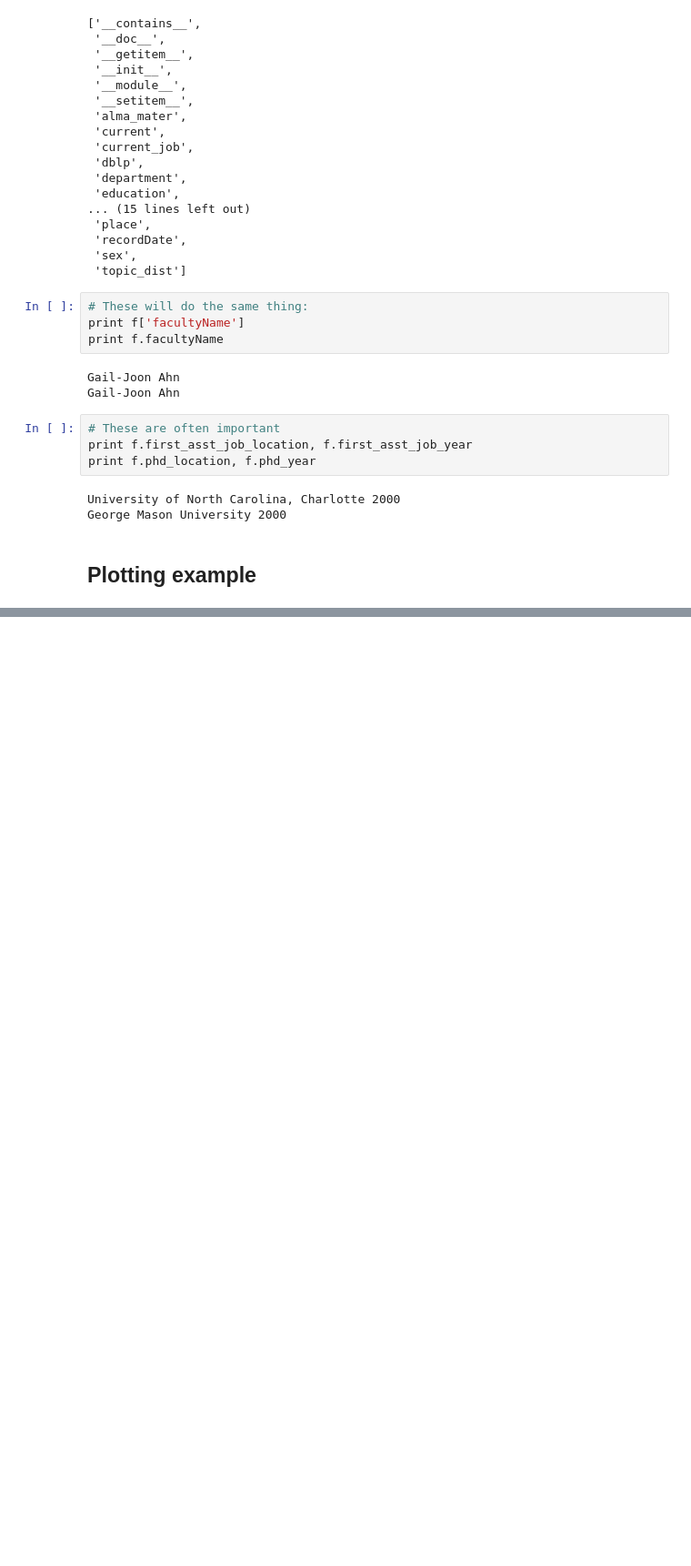
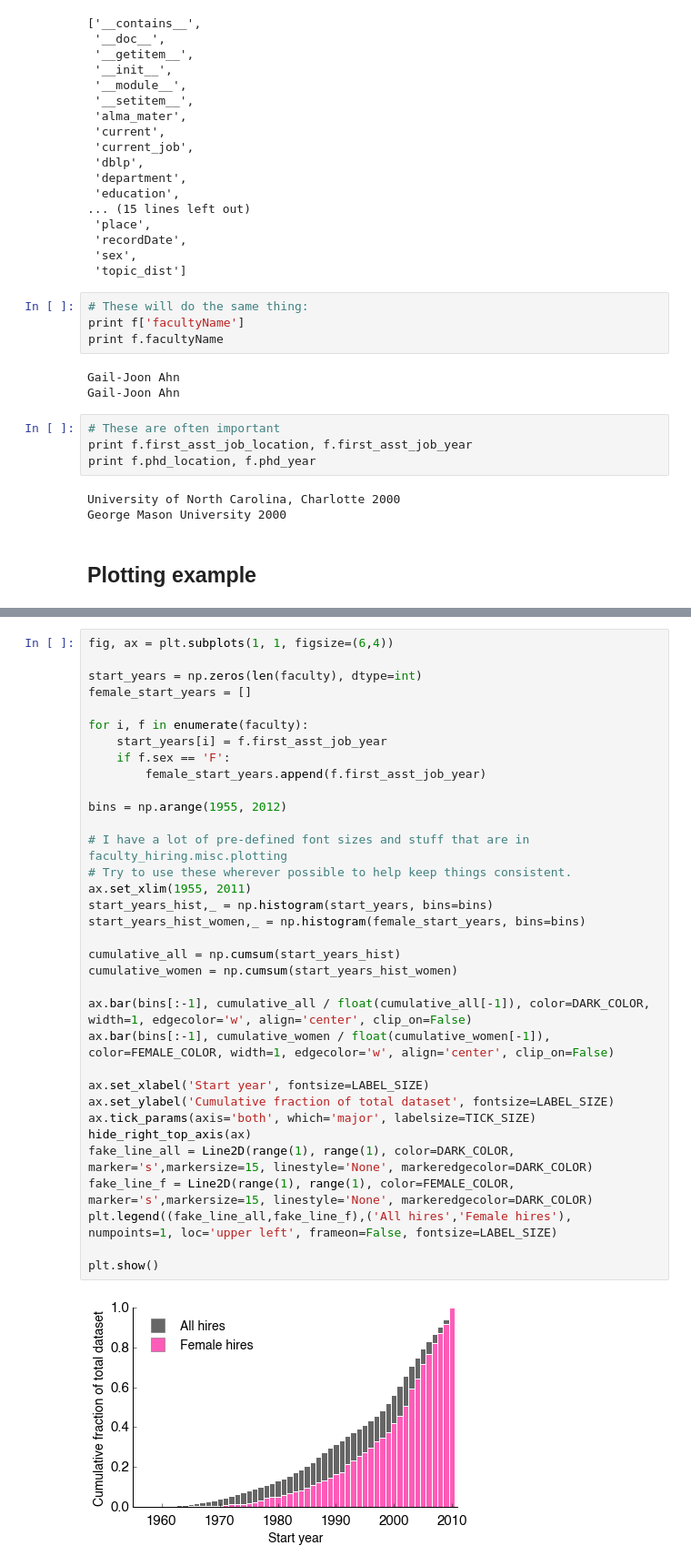
Before and after one commit to samfway/faculty_hiring, a Jupyter notebook: notebooks/Examples_Loading_and_Playing.ipynb, the cells around one changed output, grey strips where cells are left out. Shown at 91% size. Saved outputs shown, nothing was run; the diff lists cells and outputs as text; blank space fills up the shorter version.

```diff
--- a/notebooks/Examples_Loading_and_Playing.ipynb
+++ b/notebooks/Examples_Loading_and_Playing.ipynb
@@ -128,0 +131,36 @@ plt.show()
+# %%
+fig, ax = plt.subplots(1, 1, figsize=(6,4))
+
+start_years = np.zeros(len(faculty), dtype=int)
+female_start_years = []
+
+for i, f in enumerate(faculty):
+    start_years[i] = f.first_asst_job_year
+    if f.sex == 'F':
+        female_start_years.append(f.first_asst_job_year)
+
+bins = np.arange(1955, 2012)
+
+# I have a lot of pre-defined font sizes and stuff that are in faculty_hiring.misc.plotting
+# Try to use these wherever possible to help keep things consistent.
+ax.set_xlim(1955, 2011)
+start_years_hist,_ = np.histogram(start_years, bins=bins)
+start_years_hist_women,_ = np.histogram(female_start_years, bins=bins)
+
+cumulative_all = np.cumsum(start_years_hist)
+cumulative_women = np.cumsum(start_years_hist_women)
+
+ax.bar(bins[:-1], cumulative_all / float(cumulative_all[-1]), color=DARK_COLOR, width=1, edgecolor='w', align='center', clip_on=False)
+ax.bar(bins[:-1], cumulative_women / float(cumulative_women[-1]), color=FEMALE_COLOR, width=1, edgecolor='w', align='center', clip_on=False)
+
+ax.set_xlabel('Start year', fontsize=LABEL_SIZE)
+ax.set_ylabel('Cumulative fraction of total dataset', fontsize=LABEL_SIZE)
+ax.tick_params(axis='both', which='major', labelsize=TICK_SIZE)
+hide_right_top_axis(ax)
+fake_line_all = Line2D(range(1), range(1), color=DARK_COLOR, marker='s',markersize=15, linestyle='None', markeredgecolor=DARK_COLOR)
+fake_line_f = Line2D(range(1), range(1), color=FEMALE_COLOR, marker='s',markersize=15, linestyle='None', markeredgecolor=DARK_COLOR)
+plt.legend((fake_line_all,fake_line_f),('All hires','Female hires'), numpoints=1, loc='upper left', frameon=False, fontsize=LABEL_SIZE)
+
+plt.show()
+# %% [output]
+[figure, added]
```
Also changed, not shown: parts of 3 cells of this notebook, 3 other files.
